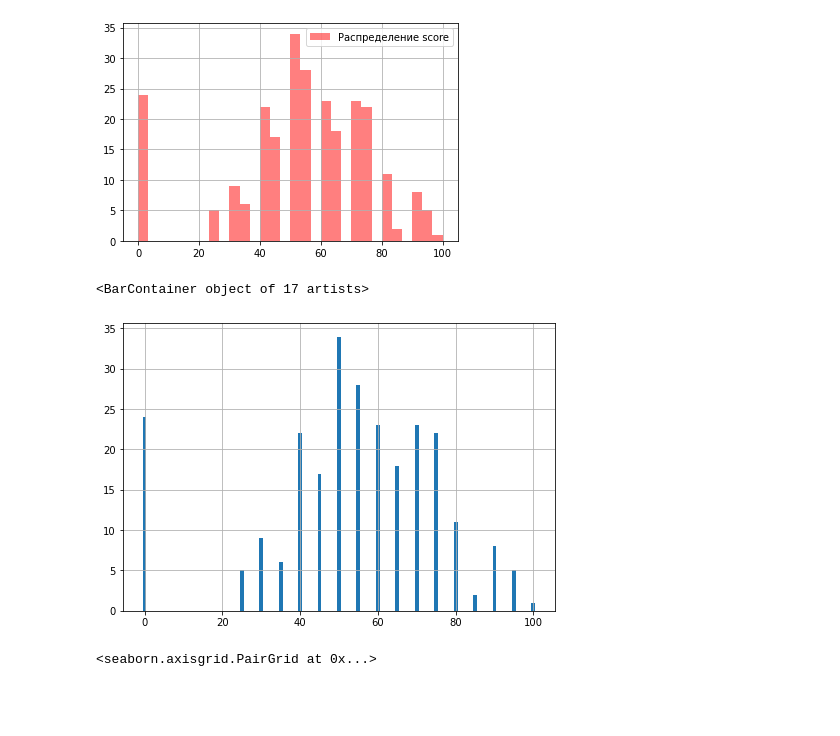
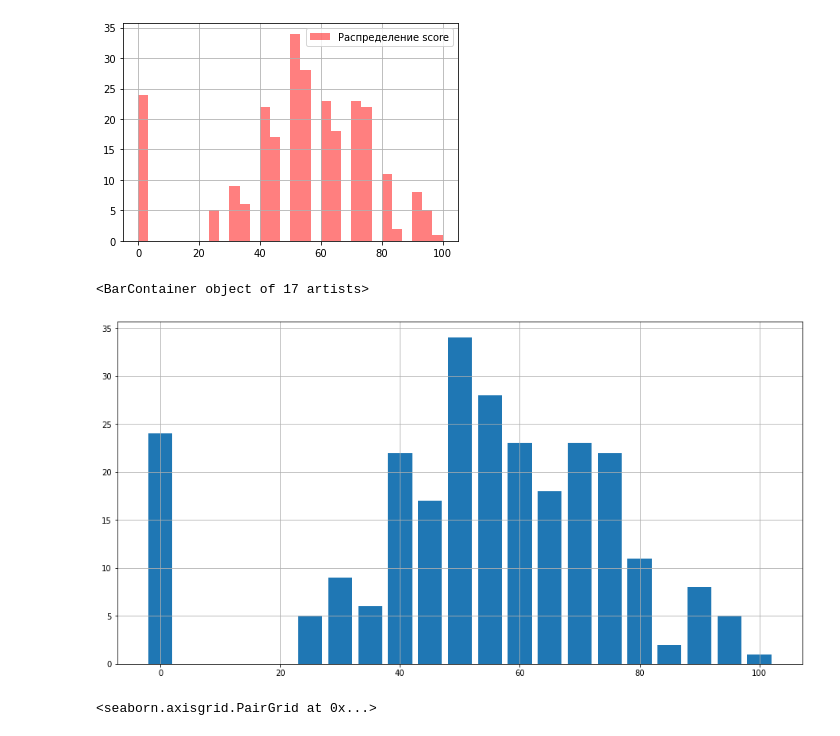
Before and after one commit to BlackGarri/GRepository, a Jupyter notebook: module_2/stud_math.ipynb, the cells around one changed output. Saved outputs shown, nothing was run; the diff lists cells and outputs as text; code cells hidden in the pictures; blank space fills up the shorter version.

```diff
--- a/module_2/stud_math.ipynb
+++ b/module_2/stud_math.ipynb
@@ -376,16 +376,16 @@ plt.legend(loc = "best")
 # %%
 _val = pd.DataFrame(sdf.score.value_counts())
 
 _val.index = _val.index.astype('int')
 
 fig = plt.figure()
-axes = fig.add_axes([0, 0, 1, 1])
+axes = fig.add_axes([0, 0, 2, 1.5])
 axes.grid()
-axes.bar(x=_val.index, height=_val.score, width=1,
+axes.bar(x=_val.index, height=_val.score, width=4,
          align='center')
 # %% [output]
 <BarContainer object of 17 artists>
-[figure, old version]
+[figure, new version]
 # %%
 _val.reset_index(inplace=True)
 _val.columns = ['score', 'count']
```
Also changed, not shown: parts of 1 cell of this notebook.
